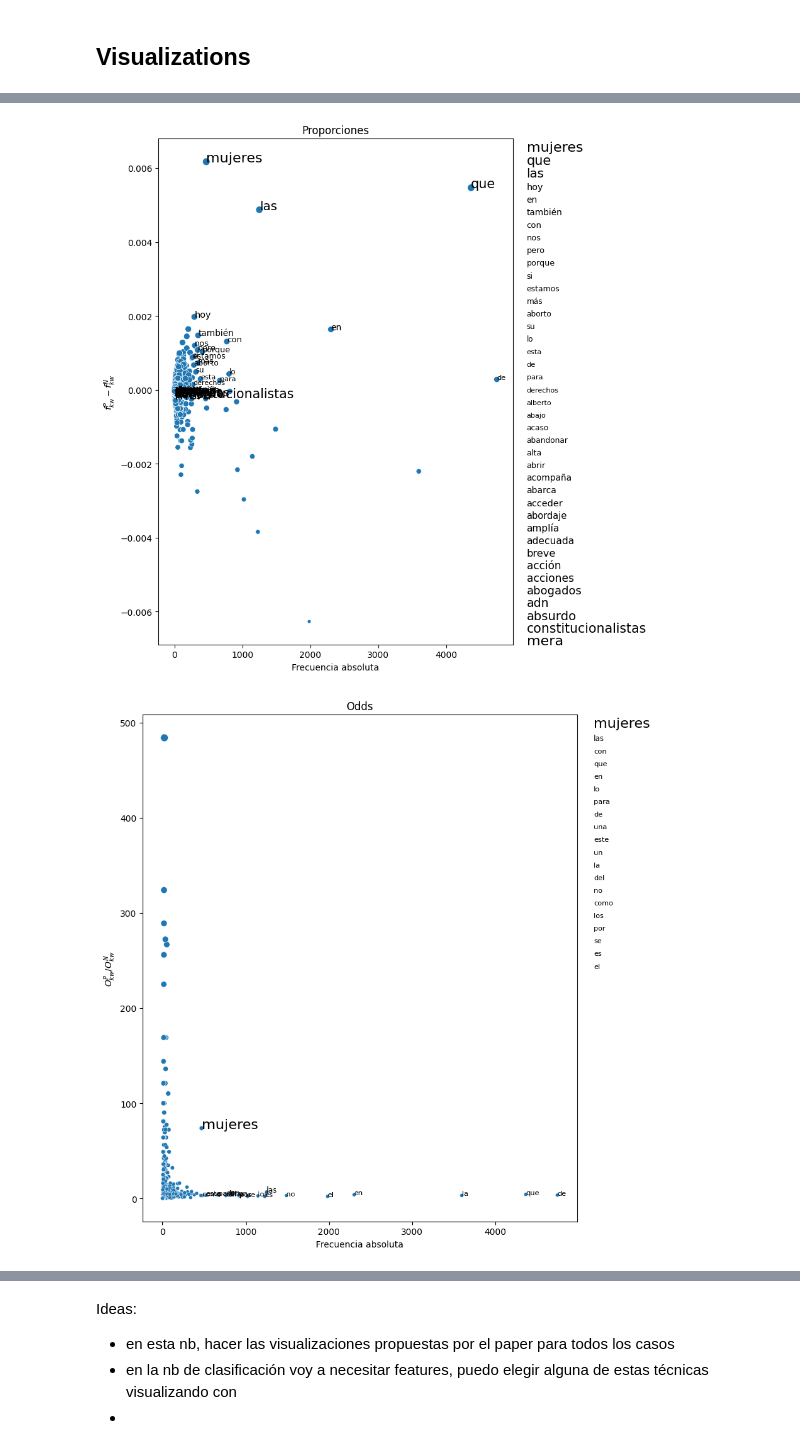
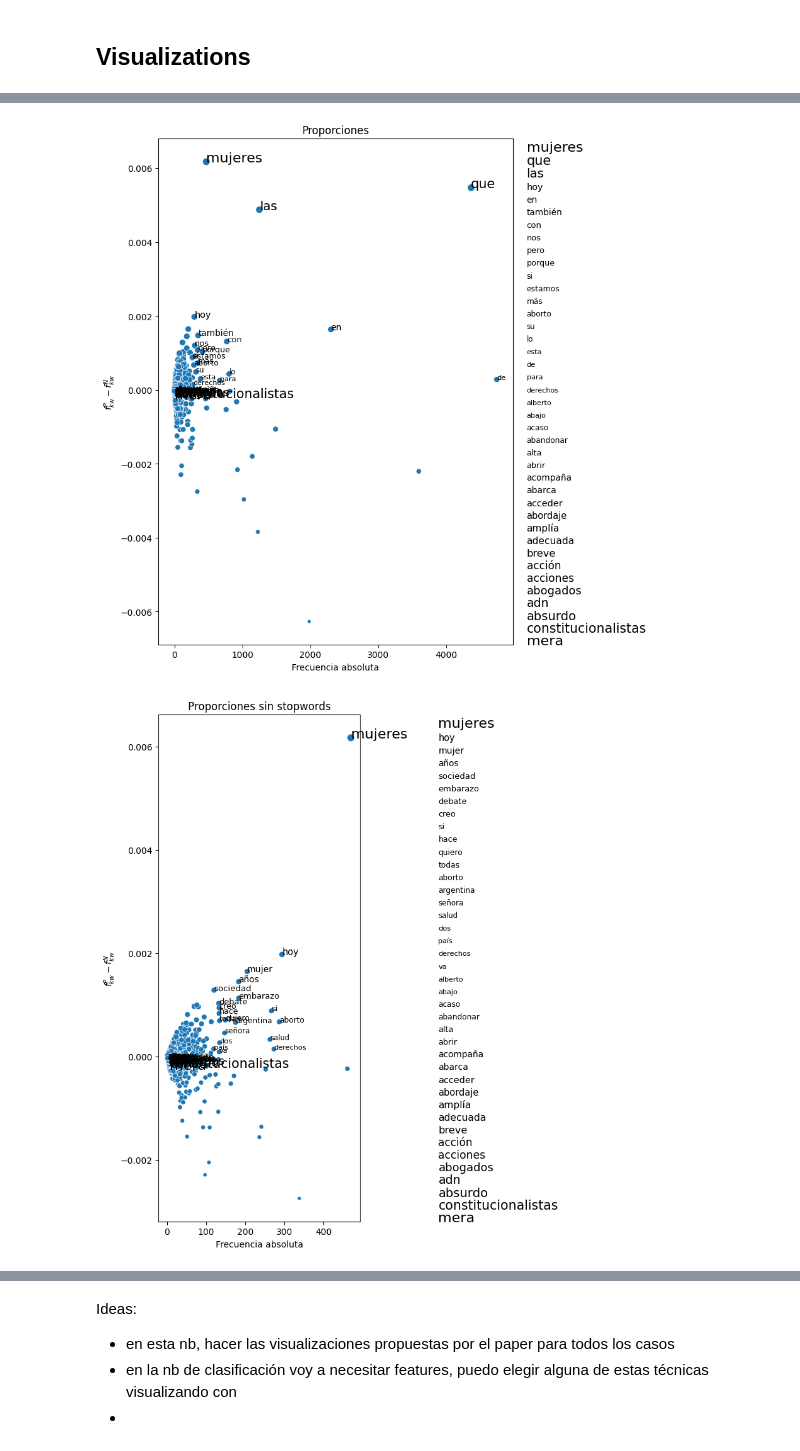
Before and after one commit to macfernandez/eddc-specialization-project, a Jupyter notebook: notebooks/03-methods-statistic.ipynb, the cells around one changed output, grey strips where cells are left out. Drawn from its saved outputs; the diff is of its cells as text; code cells hidden in the pictures.

```diff
--- a/notebooks/03-methods-statistic.ipynb
+++ b/notebooks/03-methods-statistic.ipynb
@@ -181,6 +180,6 @@ from copy import deepcopy
 # %%
 log_odds_diff = deepcopy(odds_diff)
-log_odds_diff["diff"] = log(log_odds_diff["diff"])
+log_odds_diff["diff"] = np.log(log_odds_diff["diff"])
 log_odds_diff.head()
 # %% [output]
 |  | word | total | diff | pos | neg |
@@ -192,7 +191,7 @@ log_odds_diff.head()
 # %%
 smooth_log_odds_diff = deepcopy(odds_diff)
 smooth_log_odds_diff["diff"] = smooth_log_odds_diff["diff"].apply(
-    lambda x: log(x+0.5) if x==0 else log(x)
+    lambda x: np.log(x+0.5) if x==0 else np.log(x)
 )
 smooth_log_odds_diff.head()
 # %% [output]
@@ -206,0 +274,17 @@ smooth_log_odds_diff.head()
+# %%
+fig, ax = plt.subplots(figsize=(5,4), sharey=True)
+xmin, xmax = -2.5, 2.5
+sns.kdeplot(
+    smooth_log_odds_diff[(xmin<=smooth_log_odds_diff[key])|(smooth_log_odds_diff[key]<=xmax)],
+    x="diff", ax=ax
+)
+ymin, ymax = ax.get_ylim()
+ax.set_ylim(ymin, ymax)
+ax.set_xlim(-1, 10)
+ax.vlines(x=[xmin, xmax], ymin=ymin, ymax=ymax, linestyles="dashed", color="black")
+ax.set_ylabel("Densidad")
+ax.set_xlabel("")
+ax.set_title("Diferencia: positivo-negativo (49.95%)")
+plt.suptitle("Log-osdds-ratio suavizado")
+plt.tight_layout()
+plt.show()
@@ -225,7 +318,7 @@ df = (
     .filter(frequencies.columns)
     .sum(axis=0)
 )
-tfidf = proportions*log(1/df)
+tfidf = proportions*np.log(1/df)
 tfidf
 # %% [output]
 |  | abajo | abandonada | abandonadas | abandonar | abandono | abarca | abdominales | aberración | ... |
@@ -290,17 +383,24 @@ wkw_diff.head()
 ## Visualizations
 # %%
 stats = [
-    count_diff, proportions_diff, odds_diff, log_odds_diff,
-    smooth_log_odds_diff, tfidf_diff, wkw_diff
+    count_diff, proportions_diff, proportions_wo_stopwords, odds_diff,
+    log_odds_diff, smooth_log_odds_diff,
+    #smooth_log_odds_diff_correct_diff,smooth_log_odds_diff_correct_pos_neg,
+    tfidf_diff, wkw_diff
 ]
 titles = [
-    "Frecuencias absolutas", "Proporciones", "Odds", "Log-osdds-ratio",
-    "Log-osdds-ratio suavizado", "TF-IDF", "WordScores"
+    "Frecuencias absolutas", "Proporciones", "Proporciones sin stopwords", "Odds",
+    "Log-osdds-ratio", "Log-osdds-ratio suavizado",
+    #"Log-osdds-ratio suavizado (corrección: differencia)",
+    #"Log-osdds-ratio suavizado (corrección: pos y neg)",
+    "TF-IDF", "WordScores"
 ]
 y_labels = [
-    "$y^{P}_{kw}-y^{N}_{kw}$", "$f^{P}_{kw}-f^{N}_{kw}$", "$O^{P}_{kw}/O^{N}_{kw}$",
-    "$\log{(O^{P}_{kw}/O^{N}_{kw})}$", "smooth $\log{(O^{P}_{kw}/O^{N}_{kw})}$",
-    "$tfidf^{P}_{kw}-tfidf^{N}_{kw}$", "$W^{*(D-R)}_{kw}$"
+    "$y^{P}_{kw}-y^{N}_{kw}$", "$f^{P}_{kw}-f^{N}_{kw}$", "$f^{P}_{kw}-f^{N}_{kw}$",
+    "$O^{P}_{kw}/O^{N}_{kw}$", "$\log{(O^{P}_{kw}/O^{N}_{kw})}$",
+    #"smooth $\log{(O^{P}_{kw}/O^{N}_{kw})}$","smooth $\log{(O^{P}_{kw}/O^{N}_{kw})}$",
+    "smooth $\log{(O^{P}_{kw}/O^{N}_{kw})}$", "$tfidf^{P}_{kw}-tfidf^{N}_{kw}$",
+    "$W^{*(D-R)}_{kw}$"
 ]
 for df, title, y_label in zip(stats,titles,y_labels):
     fig, ax = plt.subplots(figsize=(9,9))
@@ -340,31 +440,31 @@ for df, title, y_label in zip(stats,titles,y_labels):
             .drop_duplicates(subset=["total", "size"], keep="first")
             .nsmallest(n=20, columns=["total", "size"], keep="first")
             .assign(
                 text_size=lambda x: words_scaler.fit_transform(np.array(x["size"]*-1).reshape(-1,1))
             )
             .sort_values(by=["size"], ascending=False)
         )
         data.append(neg)
     words = pd.concat(data)
     for e, (i, row) in enumerate(words.iterrows(), start=1):
         ax.text(
             row["total"], row["size"], row["word"],
             horizontalalignment='left', color='black', fontsize=row["text_size"]
         )
         ylim_min, ylim_max = ax.get_ylim()
         ylim_div = (ylim_max-ylim_min)/40
         ax.text(
             ax.get_xlim()[1]+200, ylim_max-(e*ylim_div), row["word"],
             horizontalalignment='left', color='black', fontsize=row["text_size"]
         )
     ax.set_title(title)
     ax.set_xlabel("Frecuencia absoluta")
     ax.set_ylabel(y_label)
     ax.get_legend().set_visible(False)
     plt.tight_layout()
     filename = title.lower().replace(" ", "_")
     plt.savefig(f"{project_path}/visualizations/stats__{filename}.png")
 # %% [output]
 [figure]
 [figure]
-[figure, old version]
+[figure, new version]
```
Also changed, not shown: parts of 12 cells of this notebook.
